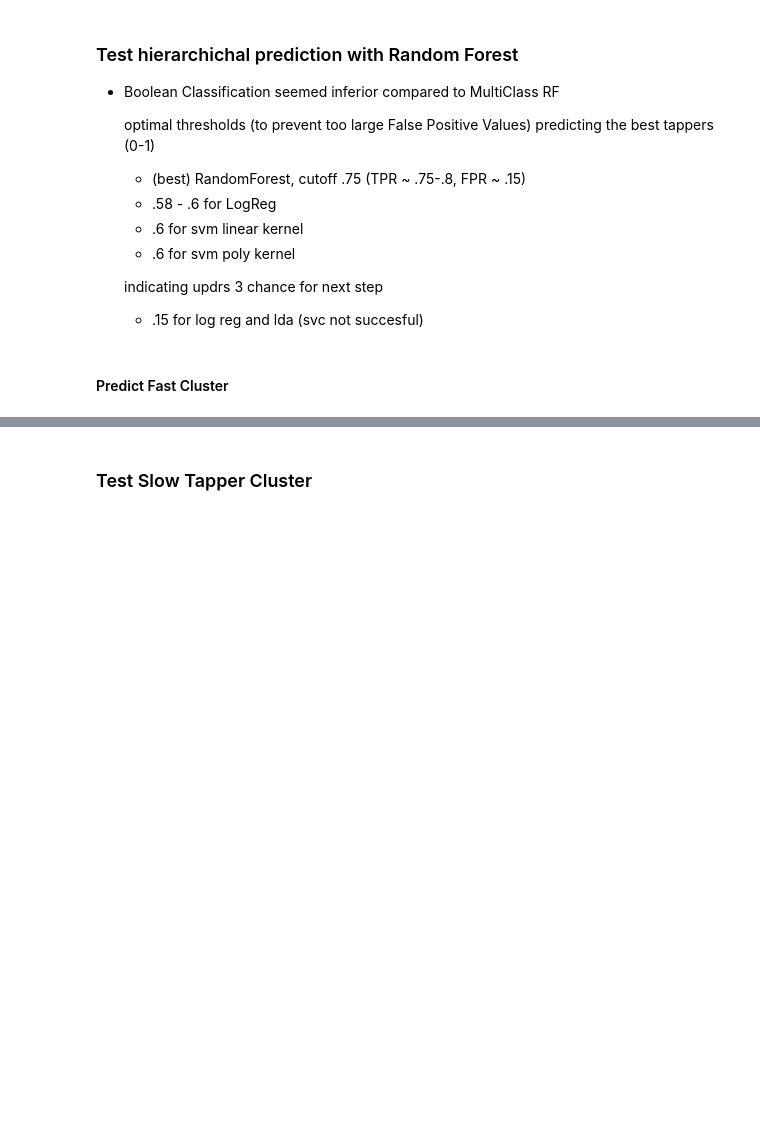
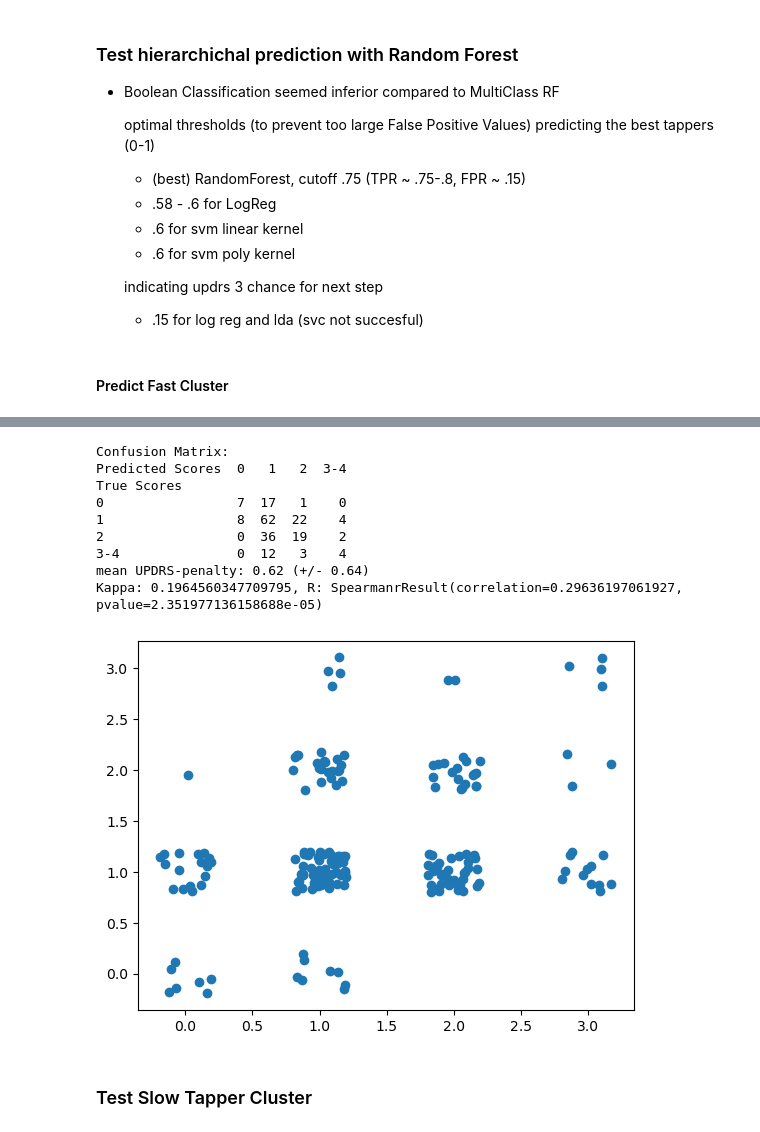
Before and after one commit to jgvhabets/updrsTapping, a Jupyter notebook: updrsTapping_predictions.ipynb, the cells around one changed output, grey strips where cells are left out. Saved outputs shown, nothing was run; the diff lists cells and outputs as text; code cells hidden in the pictures; blank space fills up the shorter version.

```diff
--- a/updrsTapping_predictions.ipynb
+++ b/updrsTapping_predictions.ipynb
@@ -471,25 +506,36 @@ Fold 2: # of samples: train 131, test 65
 # %%
-# print(f'\nConfusion Matrix:\n{cm}')
-# mean_pen, std_pen, _ = cv_models.get_penalties_from_conf_matr(cm)
-# print(f'mean UPDRS-penalty: {round(mean_pen, 2)}'
-#         f' (+/- {round(std_pen, 2)})')
-# y_true_temp, y_pred_temp = [], []
+print(f'\nConfusion Matrix:\n{cm}')
+mean_pen, std_pen, _ = cv_models.get_penalties_from_conf_matr(cm)
+print(f'mean UPDRS-penalty: {round(mean_pen, 2)}'
+        f' (+/- {round(std_pen, 2)})')
+y_true_temp, y_pred_temp = [], []
 
-# for f in np.arange(len(y_true_dict)):
-#     y_true_temp.extend(y_true_dict[f])
-#     y_pred_temp.extend(y_pred_dict[f])
+for f in np.arange(len(y_true_dict)):
+    y_true_temp.extend(y_true_dict[f])
+    y_pred_temp.extend(y_pred_dict[f])
 
-# k_score = kappa(y_true_temp, y_pred_temp, weights='linear')
-# fast_true = y_true_temp
-# fast_pred = y_pred_temp
+k_score = kappa(y_true_temp, y_pred_temp, weights='linear')
+fast_true = y_true_temp
+fast_pred = y_pred_temp
 
-# print(f'Kappa: {k_score}, '
-#       f'R: {scipy.stats.spearmanr(y_true_temp, y_pred_temp)}')
+print(f'Kappa: {k_score}, '
+      f'R: {scipy.stats.spearmanr(y_true_temp, y_pred_temp)}')
 
-# jitt = np.random.uniform(low=-.2, high=0.2, size=len(y_true_temp))
-# jitt2 = np.random.uniform(low=-.2, high=0.2, size=len(y_true_temp))
-# plt.scatter(y_true_temp+jitt, y_pred_temp+jitt2)
-# plt.show()
+jitt = np.random.uniform(low=-.2, high=0.2, size=len(y_true_temp))
+jitt2 = np.random.uniform(low=-.2, high=0.2, size=len(y_true_temp))
+plt.scatter(y_true_temp+jitt, y_pred_temp+jitt2)
+plt.show()
+# %% [output]
+Confusion Matrix:
+Predicted Scores  0   1   2  3-4
+True Scores
+0                 7  17   1    0
+1                 8  62  22    4
+2                 0  36  19    2
+3-4               0  12   3    4
+mean UPDRS-penalty: 0.62 (+/- 0.64)
+Kappa: 0.1964560347709795, R: SpearmanrResult(correlation=0.29636197061927, pvalue=2.351977136158688e-05)
+[figure, added]
 # %% [markdown]
 ### Test Slow Tapper Cluster
 # %%
```
Also changed, not shown: parts of 25 cells of this notebook, 7 other files.
